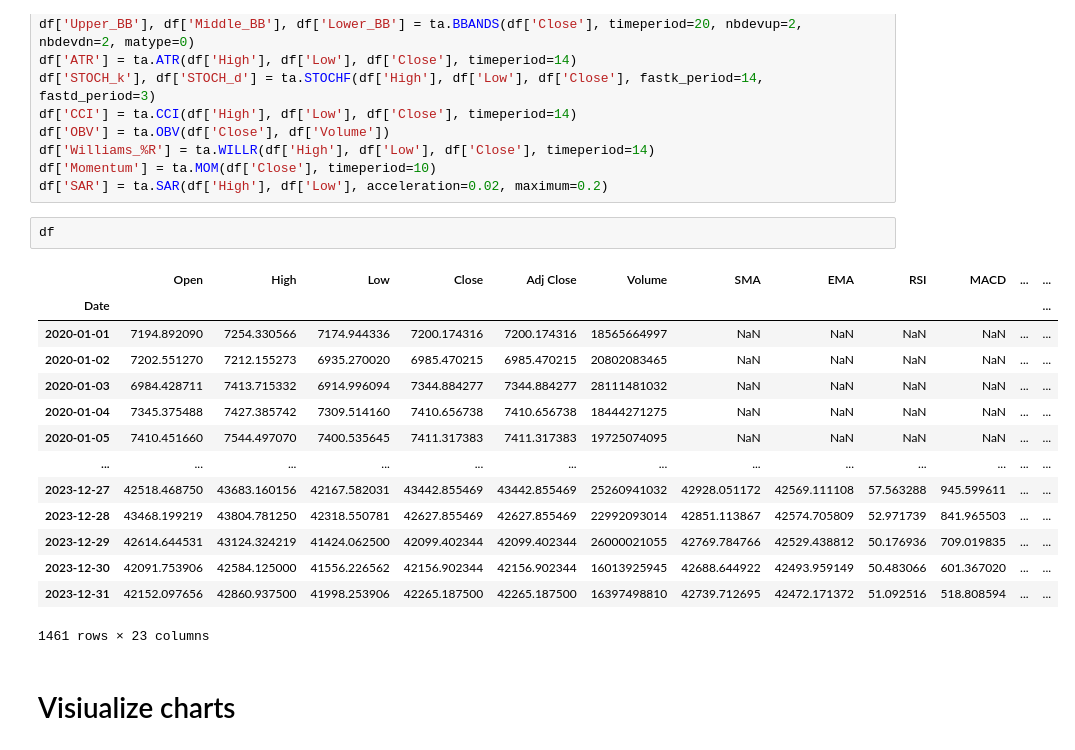
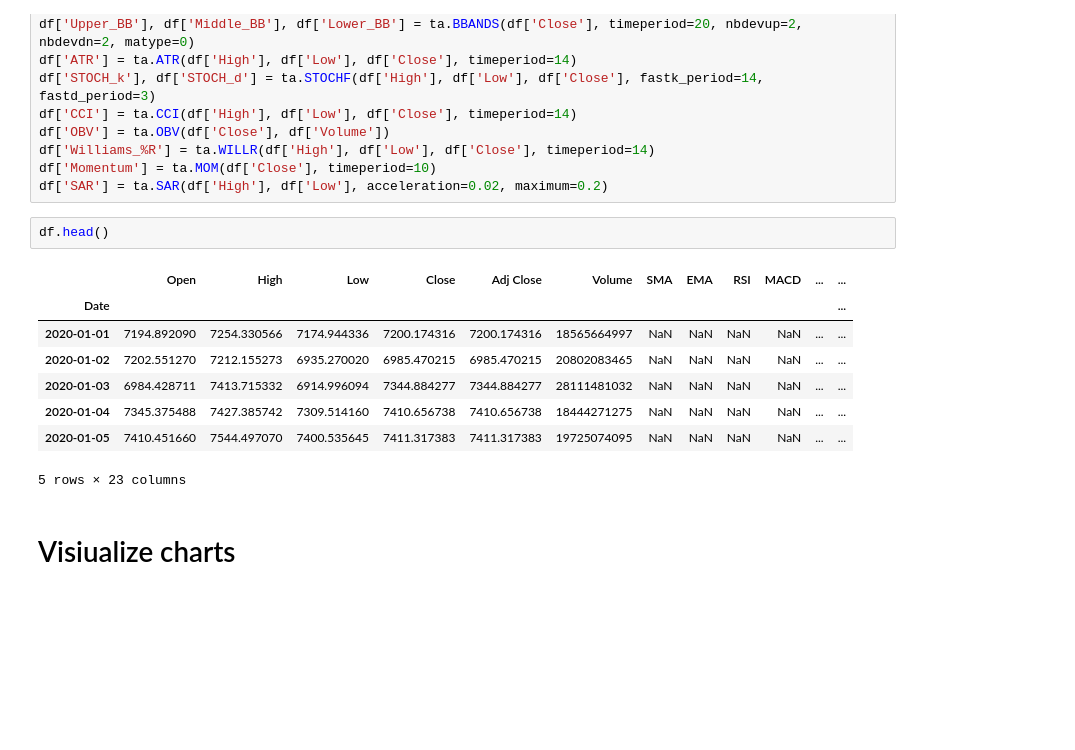
Before and after one commit to erbilcanartun/advanced-technical-analysis, a Jupyter notebook: conventional_indicators.ipynb, the cells around one changed output. Saved outputs shown, nothing was run; the diff lists cells and outputs as text; blank space fills up the shorter version.

```diff
--- a/conventional_indicators.ipynb
+++ b/conventional_indicators.ipynb
@@ -99,22 +99,16 @@ df['Williams_%R'] = ta.WILLR(df['High'], df['Low'], df['Close'], timeperiod=14)
 df['Momentum'] = ta.MOM(df['Close'], timeperiod=10)
 df['SAR'] = ta.SAR(df['High'], df['Low'], acceleration=0.02, maximum=0.2)
 # %%
-df
+df.head()
 # %% [output]
 |  | Open | High | Low | Close | Adj Close | Volume | SMA | EMA | RSI | MACD | ... | ... |
 | Date |  |  |  |  |  |  |  |  |  |  |  | ... |
 | 2020-01-01 | 7194.892090 | 7254.330566 | 7174.944336 | 7200.174316 | 7200.174316 | 18565664997 | NaN | NaN | NaN | NaN | ... | ... |
 | 2020-01-02 | 7202.551270 | 7212.155273 | 6935.270020 | 6985.470215 | 6985.470215 | 20802083465 | NaN | NaN | NaN | NaN | ... | ... |
 | 2020-01-03 | 6984.428711 | 7413.715332 | 6914.996094 | 7344.884277 | 7344.884277 | 28111481032 | NaN | NaN | NaN | NaN | ... | ... |
 | 2020-01-04 | 7345.375488 | 7427.385742 | 7309.514160 | 7410.656738 | 7410.656738 | 18444271275 | NaN | NaN | NaN | NaN | ... | ... |
 | 2020-01-05 | 7410.451660 | 7544.497070 | 7400.535645 | 7411.317383 | 7411.317383 | 19725074095 | NaN | NaN | NaN | NaN | ... | ... |
-| ... | ... | ... | ... | ... | ... | ... | ... | ... | ... | ... | ... | ... |
-| 2023-12-27 | 42518.468750 | 43683.160156 | 42167.582031 | 43442.855469 | 43442.855469 | 25260941032 | 42928.051172 | 42569.111108 | 57.563288 | 945.599611 | ... | ... |
-| 2023-12-28 | 43468.199219 | 43804.781250 | 42318.550781 | 42627.855469 | 42627.855469 | 22992093014 | 42851.113867 | 42574.705809 | 52.971739 | 841.965503 | ... | ... |
-| 2023-12-29 | 42614.644531 | 43124.324219 | 41424.062500 | 42099.402344 | 42099.402344 | 26000021055 | 42769.784766 | 42529.438812 | 50.176936 | 709.019835 | ... | ... |
-| 2023-12-30 | 42091.753906 | 42584.125000 | 41556.226562 | 42156.902344 | 42156.902344 | 16013925945 | 42688.644922 | 42493.959149 | 50.483066 | 601.367020 | ... | ... |
-| 2023-12-31 | 42152.097656 | 42860.937500 | 41998.253906 | 42265.187500 | 42265.187500 | 16397498810 | 42739.712695 | 42472.171372 | 51.092516 | 518.808594 | ... | ... |
-1461 rows × 23 columns
+5 rows × 23 columns
 # %% [markdown]
 # Visiualize charts
 # %%
```
Also changed, not shown: parts of 1 cell of this notebook, 1 other file.
